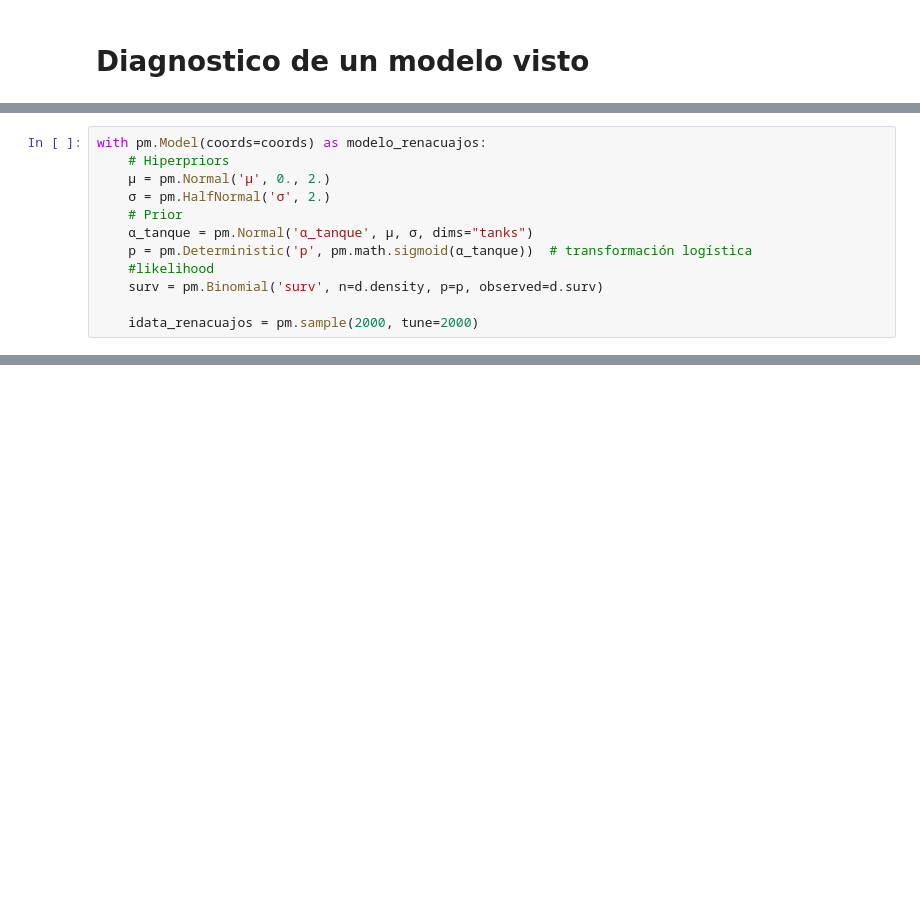
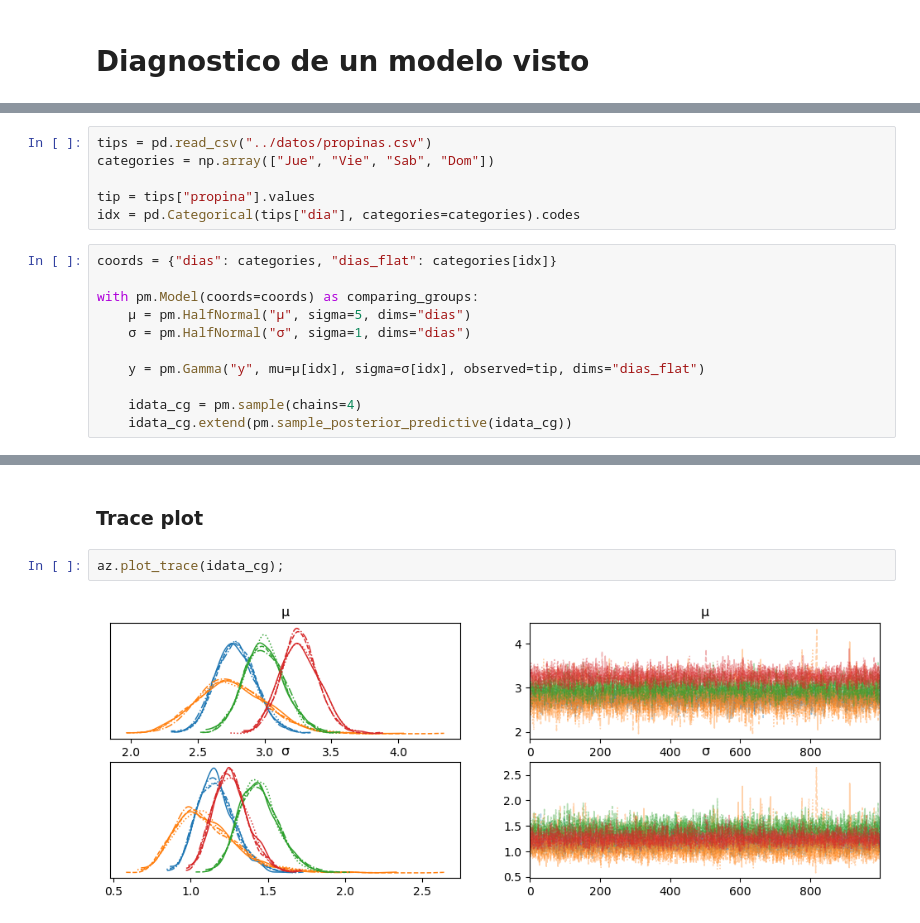
Before and after one commit to nazarenomm/Estadistica-e-Inferencia-2, a Jupyter notebook: ejercicios/ejercicios_04_01_nazareno_magallanes.ipynb, the cells around one changed output, grey strips where cells are left out. Saved outputs shown, nothing was run; the diff lists cells and outputs as text; blank space fills up the shorter version.

```diff
--- a/ejercicios/ejercicios_04_01_nazareno_magallanes.ipynb
+++ b/ejercicios/ejercicios_04_01_nazareno_magallanes.ipynb
@@ -409,12 +412,0 @@ d.head()
-# %%
-with pm.Model(coords=coords) as modelo_renacuajos:
-    # Hiperpriors
-    μ = pm.Normal('μ', 0., 2.)
-    σ = pm.HalfNormal('σ', 2.)
-    # Prior
-    α_tanque = pm.Normal('α_tanque', μ, σ, dims="tanks")
-    p = pm.Deterministic('p', pm.math.sigmoid(α_tanque))  # transformación logística
-    #likelihood
-    surv = pm.Binomial('surv', n=d.density, p=p, observed=d.surv)
-
-    idata_renacuajos = pm.sample(2000, tune=2000)
@@ -430,0 +413,17 @@ We recommend running at least 4 chains for robust computation of convergence dia
+# %%
+tips = pd.read_csv("../datos/propinas.csv")
+categories = np.array(["Jue", "Vie", "Sab", "Dom"])
+
+tip = tips["propina"].values
+idx = pd.Categorical(tips["dia"], categories=categories).codes
+# %%
+coords = {"dias": categories, "dias_flat": categories[idx]}
+
+with pm.Model(coords=coords) as comparing_groups:
+    μ = pm.HalfNormal("μ", sigma=5, dims="dias")
+    σ = pm.HalfNormal("σ", sigma=1, dims="dias")
+
+    y = pm.Gamma("y", mu=μ[idx], sigma=σ[idx], observed=tip, dims="dias_flat")
+
+    idata_cg = pm.sample(chains=4)
+    idata_cg.extend(pm.sample_posterior_predictive(idata_cg))
@@ -430,0 +443,6 @@ We recommend running at least 4 chains for robust computation of convergence dia
+# %% [markdown]
+### Trace plot
+# %%
+az.plot_trace(idata_cg);
+# %% [output]
+[figure, added]
```
Also changed, not shown: parts of 20 cells of this notebook, 2 other files.
